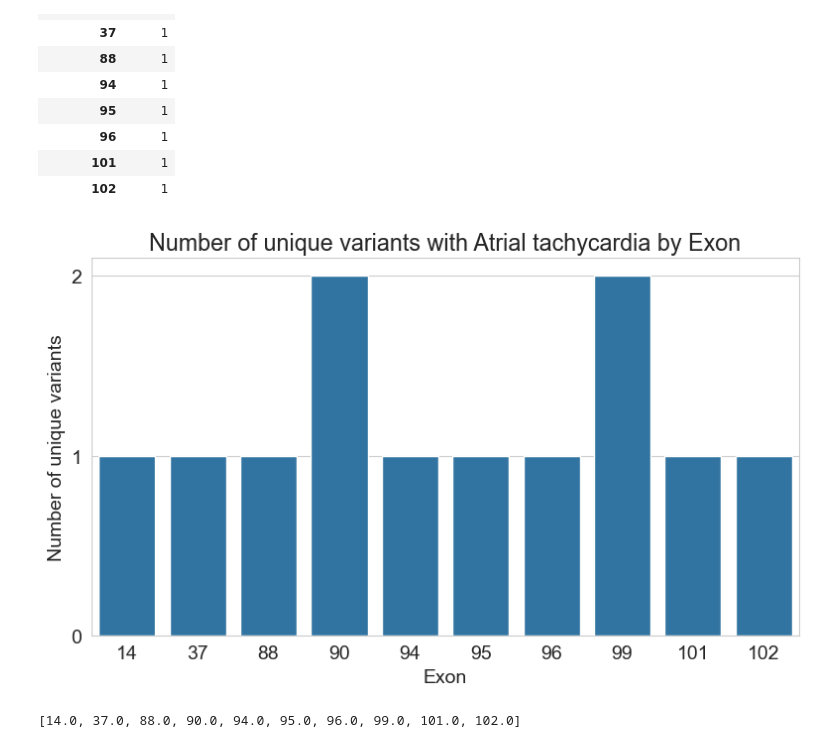
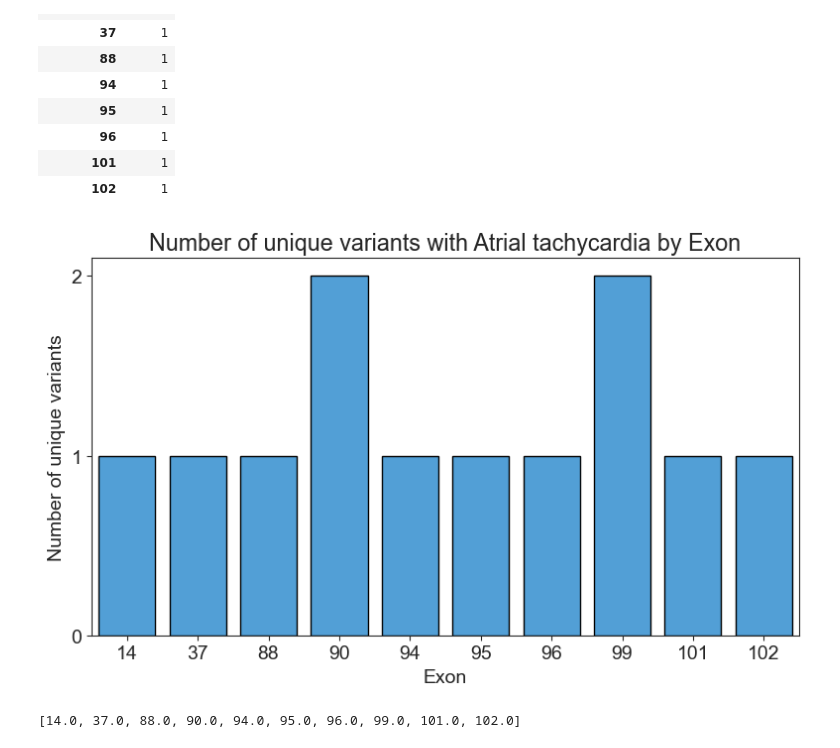
Before and after one commit to alexdaiii/cpvt_database_analysis, a Jupyter notebook: reviewer2/question2.ipynb, the cells around one changed output. Cells and saved outputs as stored; diff of their text form; code cells hidden in the pictures.

```diff
--- a/reviewer2/question2.ipynb
+++ b/reviewer2/question2.ipynb
@@ -165,12 +165,15 @@ counts_all["count"].sum()
 # %%
 import matplotlib.pyplot as plt
 import seaborn as sns
+
+sns.set_style("ticks")
 
 with plt.rc_context({
     'font.size': 14,
     'figure.figsize': (8, 5),
 }):
-    sns.barplot(x="exon_start", y="count", data=counts_all)
+    sns.barplot(x="exon_start", y="count", data=counts_all,
+                color=sns.color_palette("husl", 9)[6], edgecolor="black")
     # plt.xticks(rotation=90)
     plt.title("Number of patients with Atrial tachycardia by Exon")
     plt.xlabel("Exon")
@@ -227,24 +230,25 @@ variant_counts
 # %%
 with plt.rc_context({
     'font.size': 14,
     'figure.figsize': (8, 5),
 }):
-    sns.barplot(x="exon_start", y="count", data=variant_counts)
+    sns.barplot(x="exon_start", y="count", data=variant_counts,
+                color=sns.color_palette("husl", 9)[6], edgecolor="black")
     # plt.xticks(rotation=90)
     plt.title("Number of unique variants with Atrial tachycardia by Exon")
     plt.xlabel("Exon")
     plt.ylabel("Number of unique variants")
 
     # make the y ticks integers
     locs, labels = plt.yticks()
     plt.yticks(np.arange(0, int(variant_counts["count"].max()) + 1, 1))
 
     plt.tight_layout()
     plt.savefig(
         fig_dir / "reviewer2.question2.at_variants_by_exon_location.png")
     plt.show()
 # %% [output]
-[figure, old version]
+[figure, new version]
 # %%
 sorted(counts_at.index.tolist())
 # %% [output]
```
Also changed, not shown: parts of 6 cells of this notebook, 7 other files.
